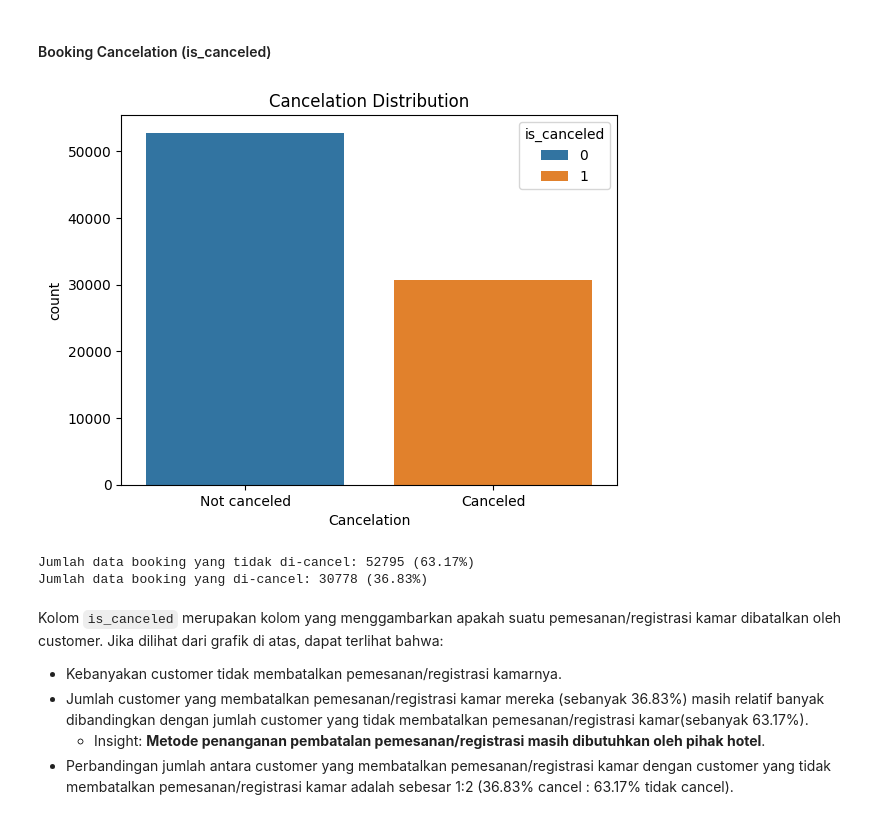
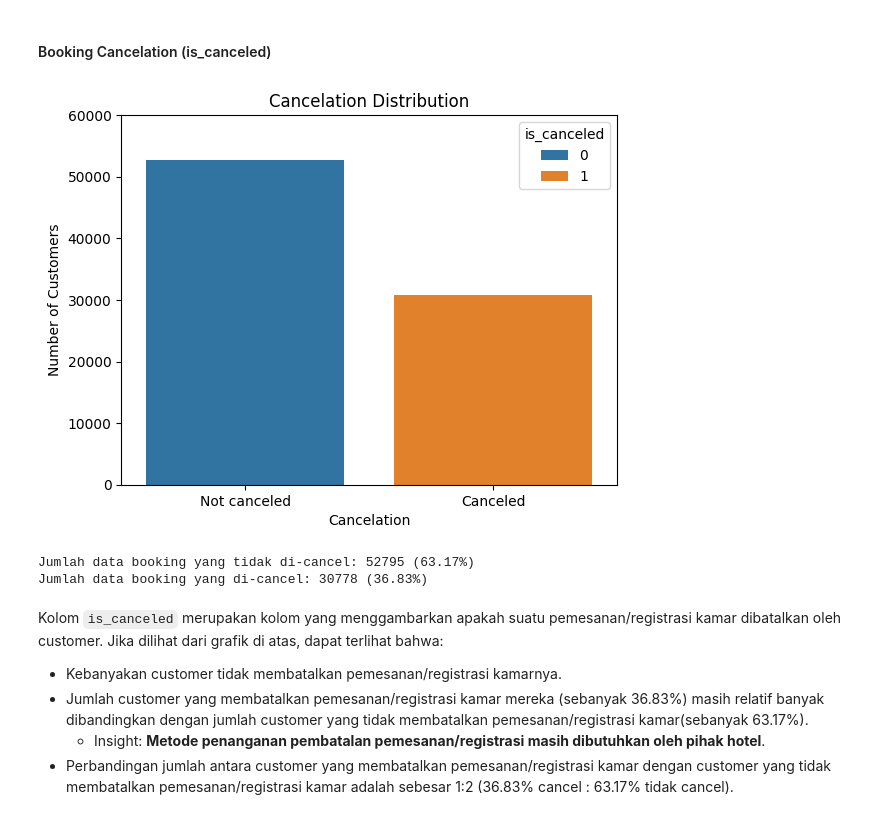
Before and after one commit to faishalhanan/capstone_modul3_hotelbookingcancelation, a Jupyter notebook: JCDSBSDAM-31_Faishal_Hananta_Aji_Capstone_Modul_3.ipynb, the cells around one changed output. Cells and saved outputs as stored; diff of their text form; code cells hidden in the pictures.

```diff
--- a/JCDSBSDAM-31_Faishal_Hananta_Aji_Capstone_Modul_3.ipynb
+++ b/JCDSBSDAM-31_Faishal_Hananta_Aji_Capstone_Modul_3.ipynb
@@ -292,18 +292,20 @@ Pertama, kita akan melihat distribusi dari tiap kolom pada dataset melalui prose
 # %%
 # Distribusi pembatalan booking
 sns.countplot(data=df,
               x="is_canceled",
               hue="is_canceled")
 plt.title("Cancelation Distribution")
 plt.xticks(ticks=[0,1],
            labels=["Not canceled", "Canceled"])
+plt.yticks(ticks=range(0, 60100, 10000))
 plt.xlabel("Cancelation")
+plt.ylabel("Number of Customers")
 plt.show()
 
 print(f"Jumlah data booking yang tidak di-cancel: {len(df[df["is_canceled"] == 0])} ({len(df[df["is_canceled"] == 0])/len(df):.2%})")
 print(f"Jumlah data booking yang di-cancel: {len(df[df["is_canceled"] == 1])} ({len(df[df["is_canceled"] == 1])/len(df):.2%})")
 # %% [output]
-[figure, old version]
+[figure, new version]
 Jumlah data booking yang tidak di-cancel: 52795 (63.17%)
 Jumlah data booking yang di-cancel: 30778 (36.83%)
 # %% [markdown]
```
Also changed, not shown: parts of 30 cells of this notebook.
